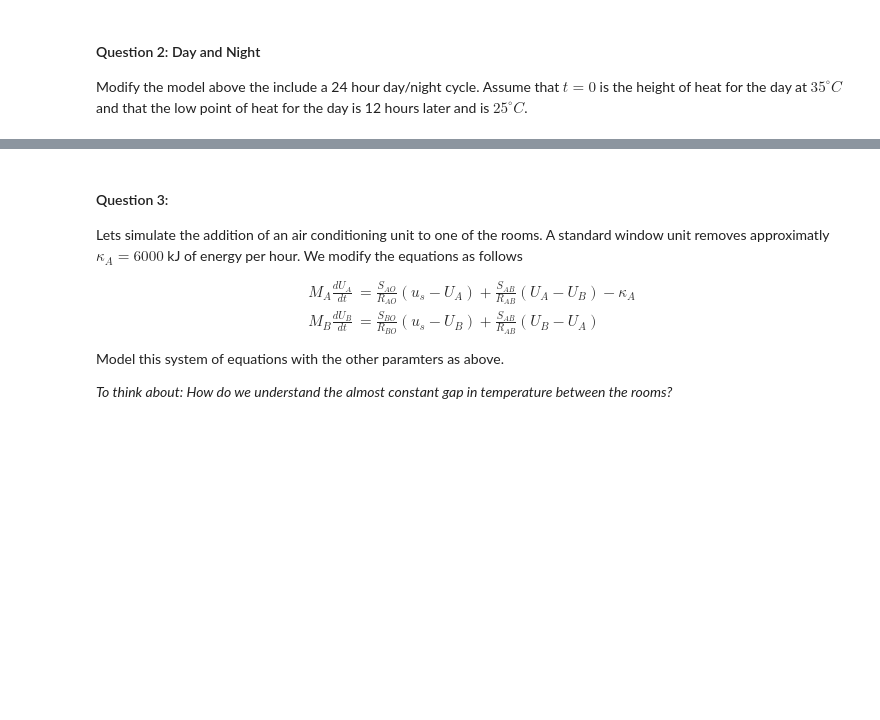
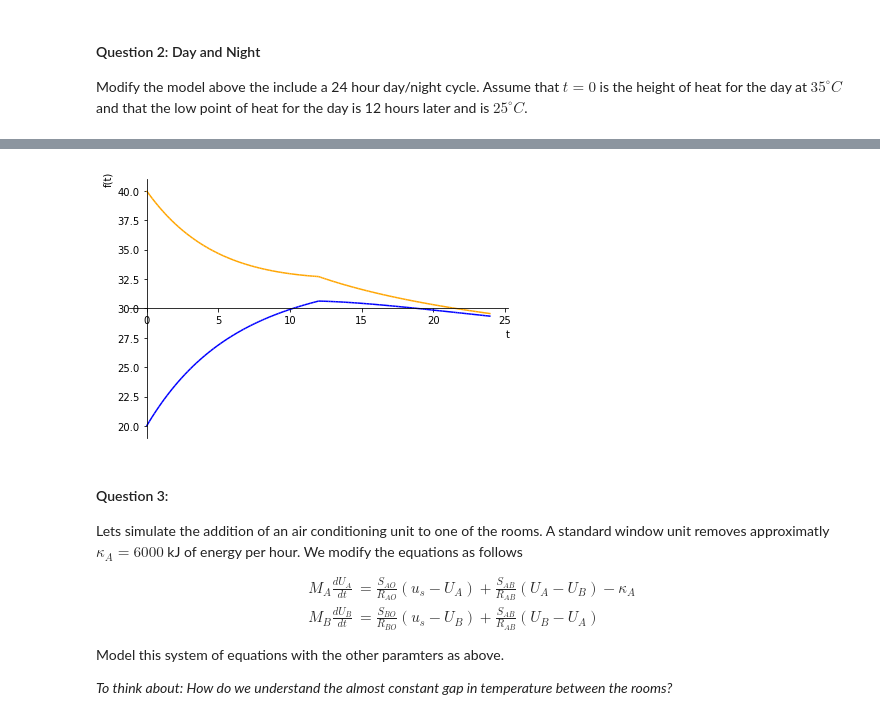
Before and after one commit to saint1729/msam-northeastern, a Jupyter notebook: Math 5131/week5/assignment/Homework 4 - Heat Flow.ipynb, the cells around one changed output, grey strips where cells are left out. Saved outputs shown, nothing was run; the diff lists cells and outputs as text; code cells hidden in the pictures; blank space fills up the shorter version.

```diff
--- a/Math 5131/week5/assignment/Homework 4 - Heat Flow.ipynb
+++ b/Math 5131/week5/assignment/Homework 4 - Heat Flow.ipynb
@@ -145,3 +223,80 @@ Solve the system of differential equations above. Assume the termperature of Roo
 #### Question 2: Day and Night
 
 Modify the model above the include a 24 hour day/night cycle. Assume that $t=0$ is the height of heat for the day at $35^\circ C$ and that the low point of heat for the day is 12 hours later and is $25^\circ C$.
+# %%
+from sympy import *
+from sympy.abc import *
+import sympy.functions.special.delta_functions as sfuncs
+from sympy.plotting import plot as symplot
+from sympy import Piecewise, log, ITE, piecewise_fold
+
+rho_air, rho_ext, rho_int = 1.2, 2100, 803
+c_air, c_ext, c_int = 1.005, 0.9, 1.09
+s_ao, s_bo, s_ab = 3 * 5 * 3, 3 * 5 * 3, 5 * 3
+r_ao, r_bo, r_ab = 0.055, 0.055, 0.008
+
+m_A = rho_air * c_air * (5 * 10 * 3) + rho_ext * c_ext * (5 * 0.2 * 3 + 4.75 * 0.2 * 3 * 2) \
+        + rho_int * c_int * (5 * 0.2 * 3 + 4.75 * 0.2 * 3 * 2)
+m_B = rho_air * c_air * (5 * 10 * 3) + rho_ext * c_ext * (5 * 0.2 * 3 + 4.75 * 0.2 * 3 * 2) \
+        + rho_int * c_int * (5 * 0.2 * 3 + 4.75 * 0.2 * 3 * 2)
+
+init_printing()
+
+t, C1, C2 = symbols("t C1 C2")
+U_A, U_B =  symbols("U_A U_B", cls = Function, Function = True)
+
+u_s = 35
+
+eq1 = Eq(m_A * diff(U_A(t), t), s_ao / r_ao * (u_s - U_A(t)) + s_ab / r_ab * (U_B(t) - U_A(t)))
+eq2 = Eq(m_B * diff(U_B(t), t), s_bo / r_bo * (u_s - U_B(t)) + s_ab / r_ab * (U_A(t) - U_B(t)))
+
+soln = dsolve((eq1, eq2))
+
+constants = solve((soln[0].subs(t, 0).subs(U_A(0), 20), soln[1].subs(t, 0).subs(U_B(0), 40)), {C1, C2})
+
+temperature_A_1 = expand(soln[0].rhs.subs(constants))
+temperature_B_1 = soln[1].rhs.subs(constants)
+
+U_A_12 = temperature_A_1.subs({t: 12})
+U_B_12 = temperature_B_1.subs({t: 12})
+
+pprint("U_A(t) = " + str(temperature_A_1) + " for 0 <= t < 12", use_unicode=True)
+print()
+pprint("U_B(t) = " + str(temperature_B_1) + " for 0 <= t < 12", use_unicode=True)
+
+start1, end1 = 0, 12
+
+p1 = symplot(temperature_A_1, (t, start1, end1), line_color = 'blue', show = False)
+p2 = symplot(temperature_B_1, (t, start1, end1), line_color = 'orange', show = False)
+
+
+
+u_s = 25
+
+eq1 = Eq(m_A * diff(U_A(t), t), s_ao / r_ao * (u_s - U_A(t)) + s_ab / r_ab * (U_B(t) - U_A(t)))
+eq2 = Eq(m_B * diff(U_B(t), t), s_bo / r_bo * (u_s - U_B(t)) + s_ab / r_ab * (U_A(t) - U_B(t)))
+
+soln = dsolve((eq1, eq2))
+
+constants = solve((soln[0].subs(t, 12).subs(U_A(12), U_A_12), soln[1].subs(t, 12).subs(U_B(12), U_B_12)), {C1, C2})
+
+temperature_A_2 = expand(soln[0].rhs.subs(constants))
+temperature_B_2 = soln[1].rhs.subs(constants)
+
+print()
+print()
+pprint("U_A(t) = " + str(temperature_A_2) + " for 12 <= t < 24", use_unicode=True)
+print()
+pprint("U_B(t) = " + str(temperature_B_2) + " for 12 <= t < 24", use_unicode=True)
+
+start2, end2 = 12, 24
+
+p3 = symplot(temperature_A_2, (t, start2, end2), line_color = 'blue', show = False)
+p4 = symplot(temperature_B_2, (t, start2, end2), line_color = 'orange', show = False)
+
+p1.append(p2[0])
+p1.append(p3[0])
+p1.append(p4[0])
+
+p1.show()
+# %% [output]
@@ -148,3 +315,4 @@ Modify the model above the include a 24 hour day/night cycle. Assume that $t=0$
+[figure, added]
 # %% [markdown]
 #### Question 3:
 
```
Also changed, not shown: parts of 10 cells of this notebook, 3 other files.
